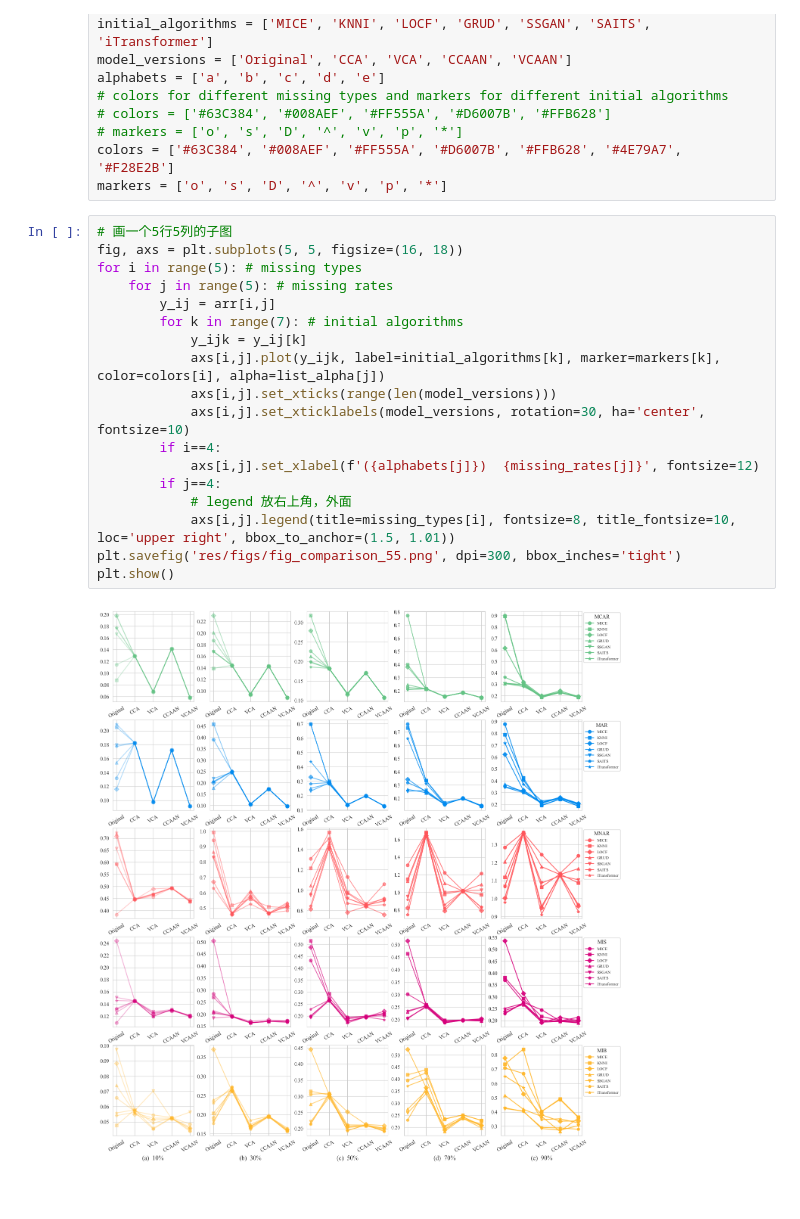
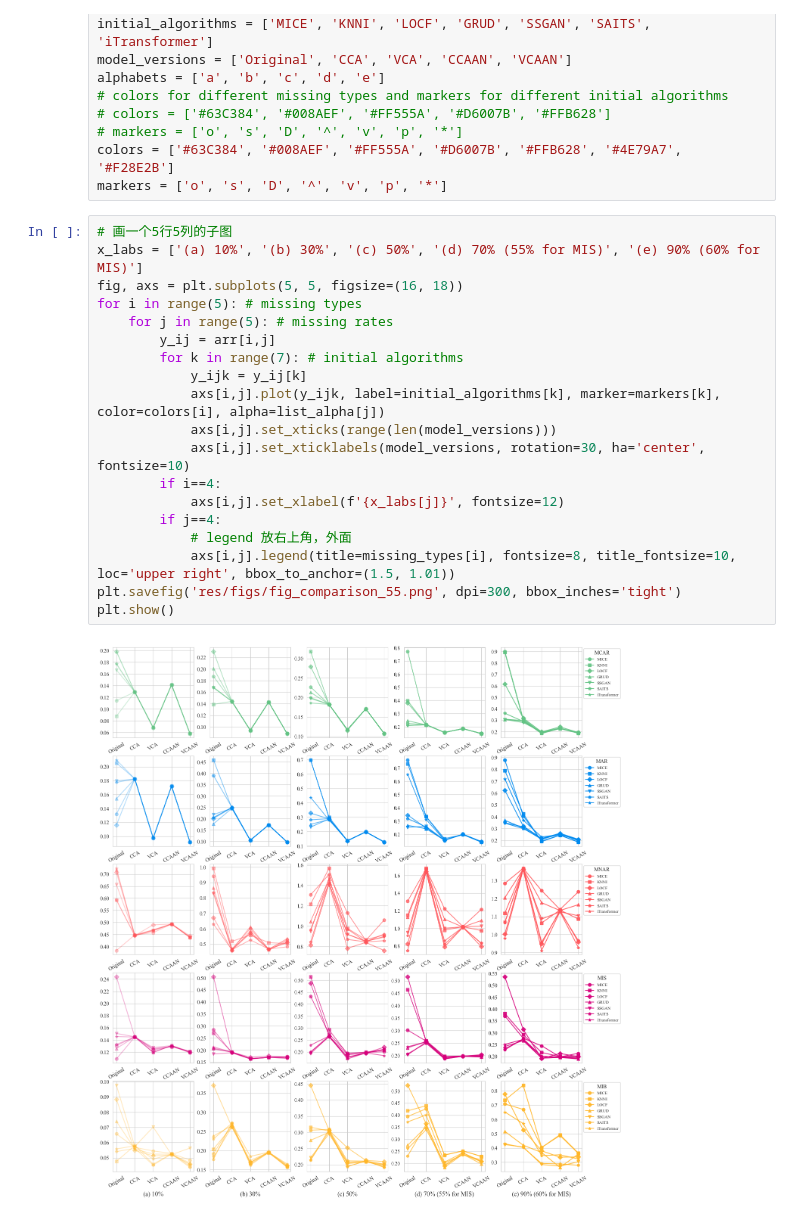
Before and after one commit to xlxsgit/Repository-for-VCAAN, a Jupyter notebook: plot_results.ipynb, the cells around one changed output. Saved outputs shown, nothing was run; the diff lists cells and outputs as text.

```diff
--- a/plot_results.ipynb
+++ b/plot_results.ipynb
@@ -40,24 +40,25 @@ colors = ['#63C384', '#008AEF', '#FF555A', '#D6007B', '#FFB628', '#4E79A7', '#F2
 markers = ['o', 's', 'D', '^', 'v', 'p', '*']
 # %%
 # 画一个5行5列的子图
+x_labs = ['(a) 10%', '(b) 30%', '(c) 50%', '(d) 70% (55% for MIS)', '(e) 90% (60% for MIS)']
 fig, axs = plt.subplots(5, 5, figsize=(16, 18))
 for i in range(5): # missing types
     for j in range(5): # missing rates
         y_ij = arr[i,j]
         for k in range(7): # initial algorithms
             y_ijk = y_ij[k]
             axs[i,j].plot(y_ijk, label=initial_algorithms[k], marker=markers[k], color=colors[i], alpha=list_alpha[j])
             axs[i,j].set_xticks(range(len(model_versions)))
             axs[i,j].set_xticklabels(model_versions, rotation=30, ha='center', fontsize=10)
         if i==4:
-            axs[i,j].set_xlabel(f'({alphabets[j]})  {missing_rates[j]}', fontsize=12)
+            axs[i,j].set_xlabel(f'{x_labs[j]}', fontsize=12)
         if j==4:
             # legend 放右上角，外面
             axs[i,j].legend(title=missing_types[i], fontsize=8, title_fontsize=10, loc='upper right', bbox_to_anchor=(1.5, 1.01))
 plt.savefig('res/figs/fig_comparison_55.png', dpi=300, bbox_inches='tight')
 plt.show()
 # %% [output]
-[figure, old version]
+[figure, new version]
 # %%
 # kernel density estimation
 df = data.copy()
```
Also changed, not shown: parts of 4 cells of this notebook, 4 other files.
